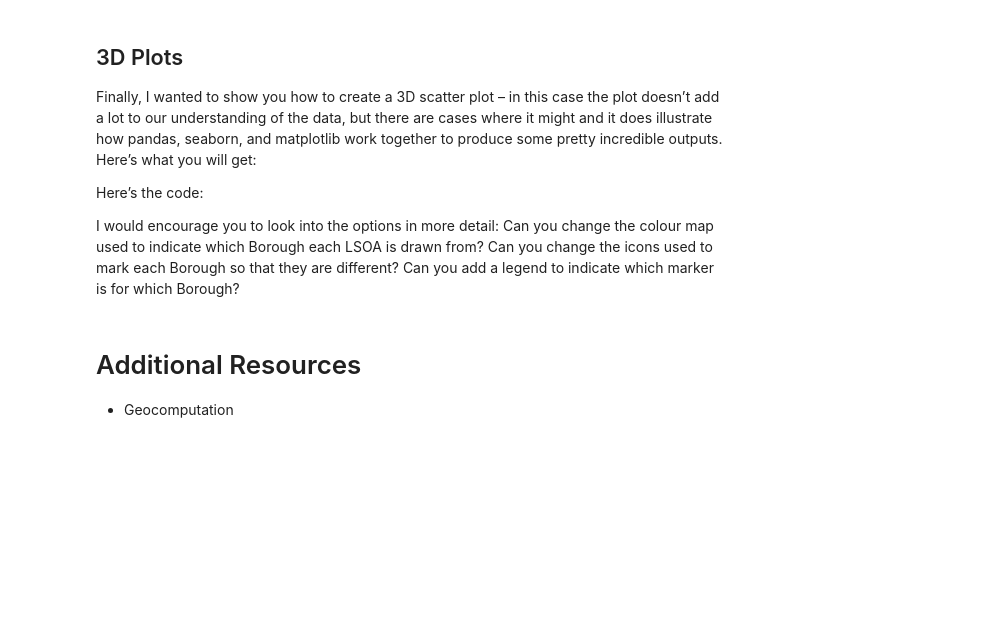
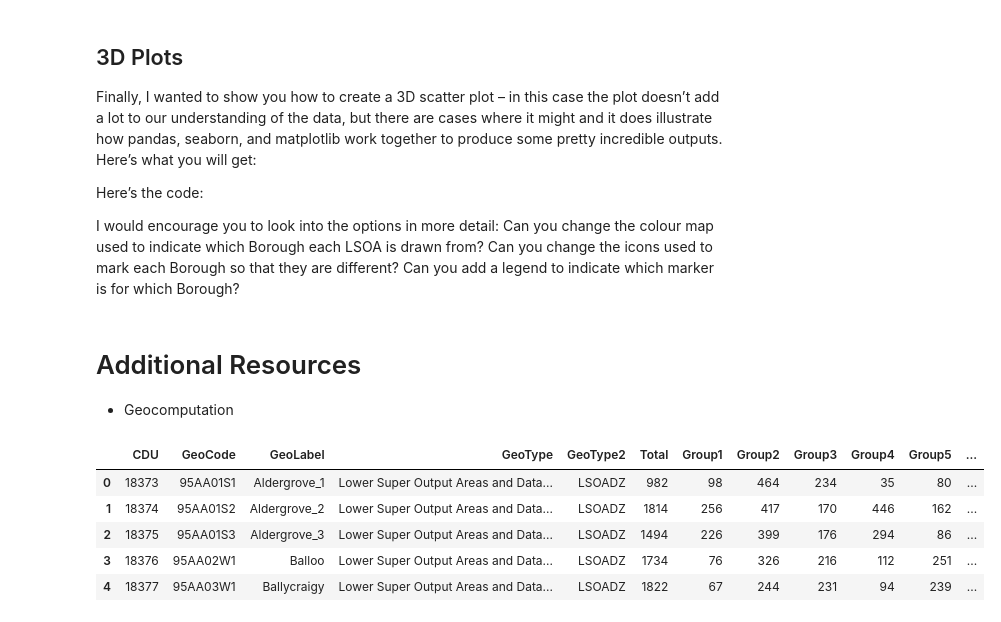
Before and after one commit to kingsgeocomp/geocomputation, a Jupyter notebook: Practical-6-Visualisation.ipynb, the cells around one changed output. Cells and saved outputs as stored; diff of their text form; code cells hidden in the pictures; blank space fills up the shorter version.

```diff
--- a/Practical-6-Visualisation.ipynb
+++ b/Practical-6-Visualisation.ipynb
@@ -708,3 +930,22 @@ I would encourage you to look into the options in more detail:
 # Additional Resources
 
 * Geocomputation
+# %%
+df = pd.read_csv('./Data/Data_NSSHRP_UNIT_URESPOP.csv', skiprows=[1])
+del df['Unnamed: 15'] # If you have this
+
+# Now just to rename the columns...
+colnames = ['CDU','GeoCode','GeoLabel','GeoType','GeoType2','Total']
+for i in range(1,9):
+    colnames.append('Group' + str(i))
+colnames.append('NC')
+df.columns = colnames
+
+df.head() # Success!
+# %% [output]
+|  | CDU | GeoCode | GeoLabel | GeoType | GeoType2 | Total | Group1 | Group2 | Group3 | Group4 | Group5 | ... |
+| 0 | 18373 | 95AA01S1 | Aldergrove_1 | Lower Super Output Areas and Data... | LSOADZ | 982 | 98 | 464 | 234 | 35 | 80 | ... |
+| 1 | 18374 | 95AA01S2 | Aldergrove_2 | Lower Super Output Areas and Data... | LSOADZ | 1814 | 256 | 417 | 170 | 446 | 162 | ... |
+| 2 | 18375 | 95AA01S3 | Aldergrove_3 | Lower Super Output Areas and Data... | LSOADZ | 1494 | 226 | 399 | 176 | 294 | 86 | ... |
+| 3 | 18376 | 95AA02W1 | Balloo | Lower Super Output Areas and Data... | LSOADZ | 1734 | 76 | 326 | 216 | 112 | 251 | ... |
+| 4 | 18377 | 95AA03W1 | Ballycraigy | Lower Super Output Areas and Data... | LSOADZ | 1822 | 67 | 244 | 231 | 94 | 239 | ... |
```
Also changed, not shown: parts of 75 cells of this notebook.
